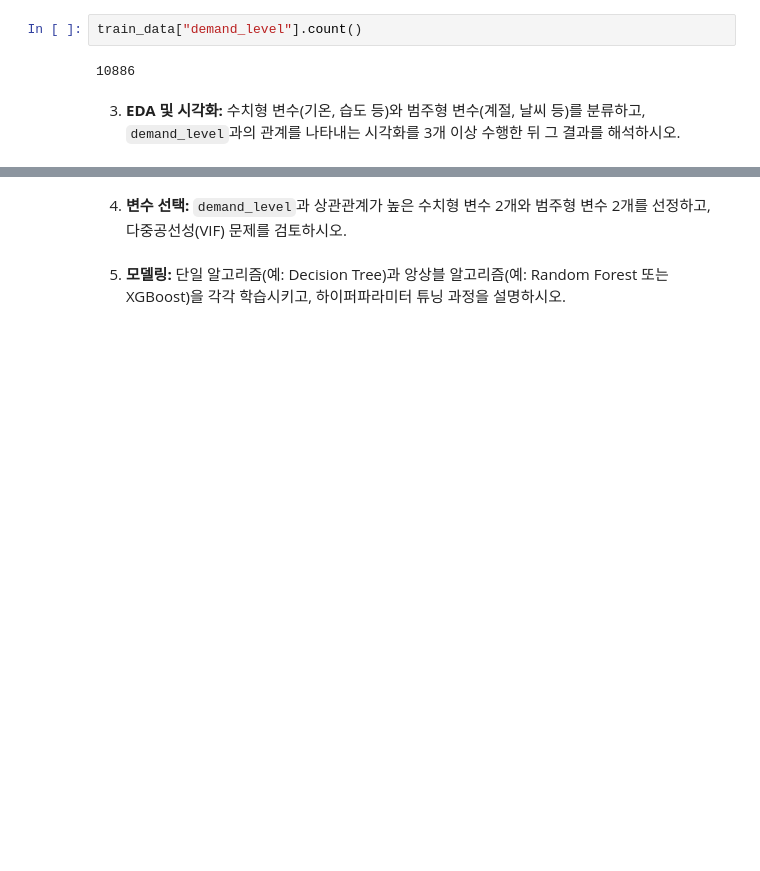
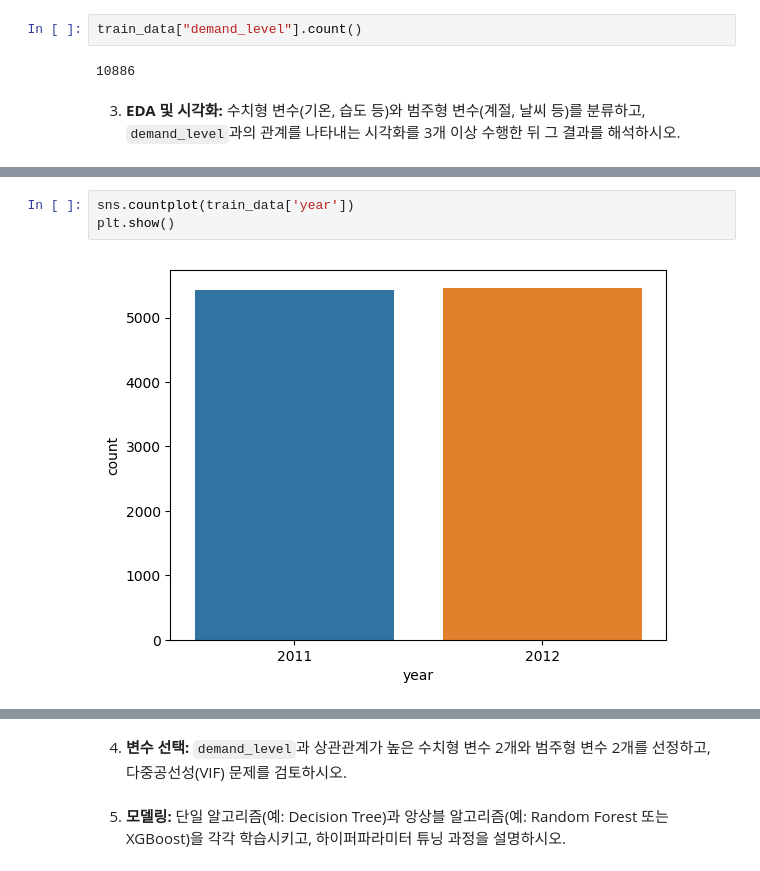
Before and after one commit to kangspa/ADP-study, a Jupyter notebook: PracticeTest/sample-test/bike-sharing-demand.ipynb, the cells around one changed output, grey strips where cells are left out. Saved outputs shown, nothing was run; the diff lists cells and outputs as text; blank space fills up the shorter version.

```diff
--- a/PracticeTest/sample-test/bike-sharing-demand.ipynb
+++ b/PracticeTest/sample-test/bike-sharing-demand.ipynb
@@ -127,0 +197,5 @@ train_data["demand_level"].count()
+# %%
+sns.countplot(train_data['year'])
+plt.show()
+# %% [output]
+[figure, added]
```
Also changed, not shown: parts of 15 cells of this notebook.
